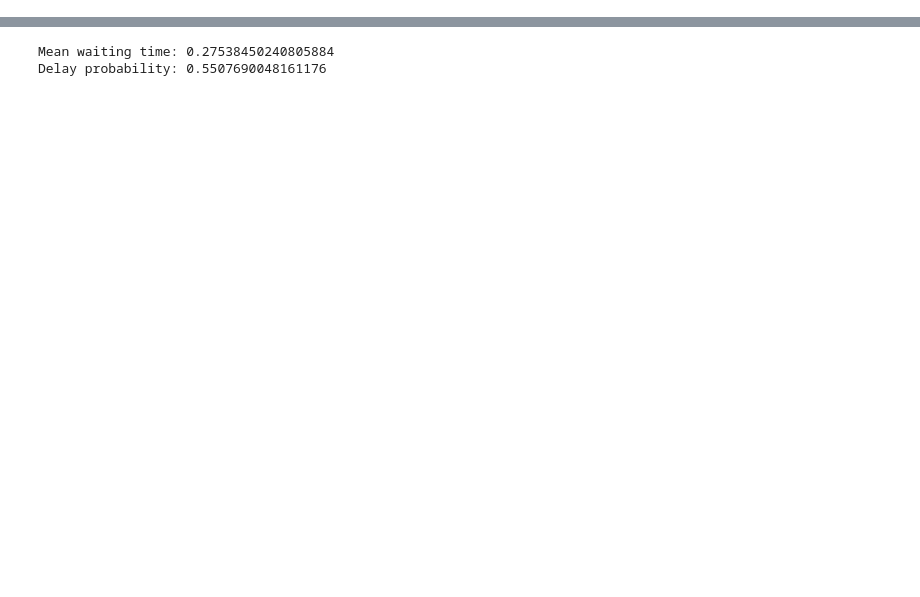
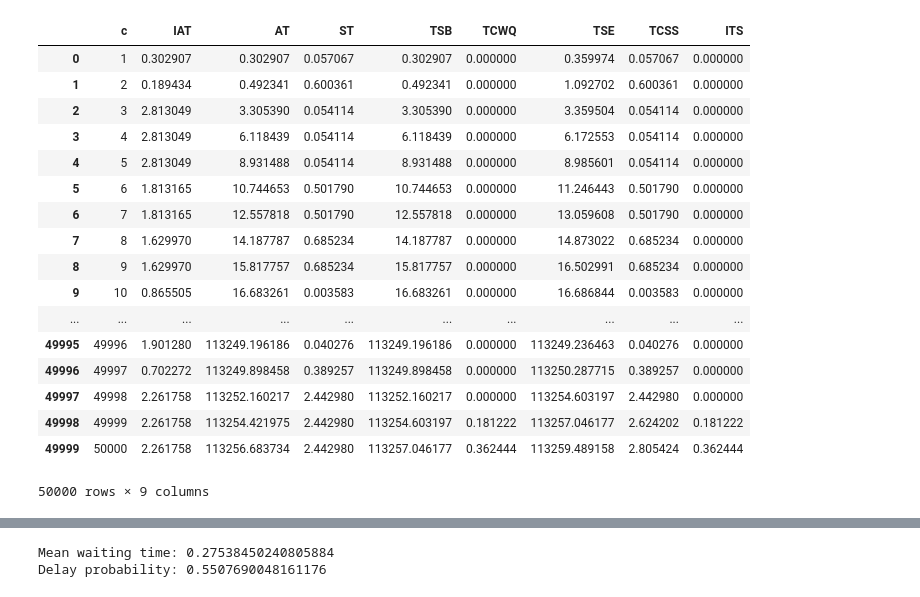
Before and after one commit to TUDelft-CITG/OpenQTSim, a Jupyter notebook: notebooks/Basic Queue using package.ipynb, the cells around one changed output, grey strips where cells are left out. Saved outputs shown, nothing was run; the diff lists cells and outputs as text; code cells hidden in the pictures; blank space fills up the shorter version.

```diff
--- a/notebooks/Basic Queue using package.ipynb
+++ b/notebooks/Basic Queue using package.ipynb
@@ -3,0 +36,21 @@ import queueing
+# %%
+sim.return_log()
+# %% [output]
+|  | c | IAT | AT | ST | TSB | TCWQ | TSE | TCSS | ITS |
+| 0 | 1 | 0.302907 | 0.302907 | 0.057067 | 0.302907 | 0.000000 | 0.359974 | 0.057067 | 0.000000 |
+| 1 | 2 | 0.189434 | 0.492341 | 0.600361 | 0.492341 | 0.000000 | 1.092702 | 0.600361 | 0.000000 |
+| 2 | 3 | 2.813049 | 3.305390 | 0.054114 | 3.305390 | 0.000000 | 3.359504 | 0.054114 | 0.000000 |
+| 3 | 4 | 2.813049 | 6.118439 | 0.054114 | 6.118439 | 0.000000 | 6.172553 | 0.054114 | 0.000000 |
+| 4 | 5 | 2.813049 | 8.931488 | 0.054114 | 8.931488 | 0.000000 | 8.985601 | 0.054114 | 0.000000 |
+| 5 | 6 | 1.813165 | 10.744653 | 0.501790 | 10.744653 | 0.000000 | 11.246443 | 0.501790 | 0.000000 |
+| 6 | 7 | 1.813165 | 12.557818 | 0.501790 | 12.557818 | 0.000000 | 13.059608 | 0.501790 | 0.000000 |
+| 7 | 8 | 1.629970 | 14.187787 | 0.685234 | 14.187787 | 0.000000 | 14.873022 | 0.685234 | 0.000000 |
+| 8 | 9 | 1.629970 | 15.817757 | 0.685234 | 15.817757 | 0.000000 | 16.502991 | 0.685234 | 0.000000 |
+| 9 | 10 | 0.865505 | 16.683261 | 0.003583 | 16.683261 | 0.000000 | 16.686844 | 0.003583 | 0.000000 |
+| ... | ... | ... | ... | ... | ... | ... | ... | ... | ... |
+| 49995 | 49996 | 1.901280 | 113249.196186 | 0.040276 | 113249.196186 | 0.000000 | 113249.236463 | 0.040276 | 0.000000 |
+| 49996 | 49997 | 0.702272 | 113249.898458 | 0.389257 | 113249.898458 | 0.000000 | 113250.287715 | 0.389257 | 0.000000 |
+| 49997 | 49998 | 2.261758 | 113252.160217 | 2.442980 | 113252.160217 | 0.000000 | 113254.603197 | 2.442980 | 0.000000 |
+| 49998 | 49999 | 2.261758 | 113254.421975 | 2.442980 | 113254.603197 | 0.181222 | 113257.046177 | 2.624202 | 0.181222 |
+| 49999 | 50000 | 2.261758 | 113256.683734 | 2.442980 | 113257.046177 | 0.362444 | 113259.489158 | 2.805424 | 0.362444 |
+50000 rows × 9 columns
```
Also changed, not shown: parts of 19 cells of this notebook, 4 other files.
